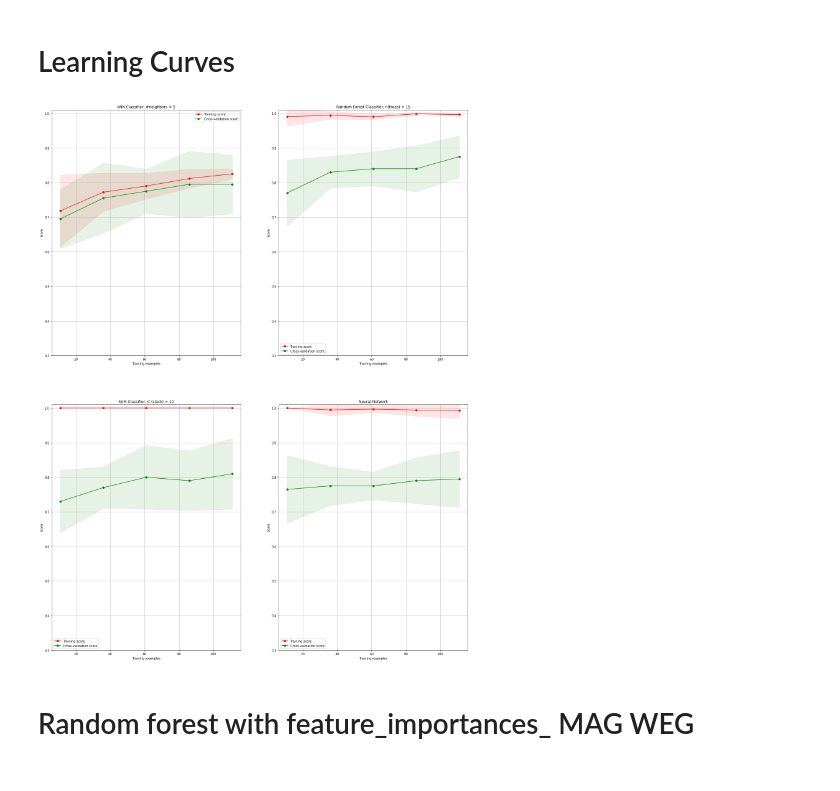
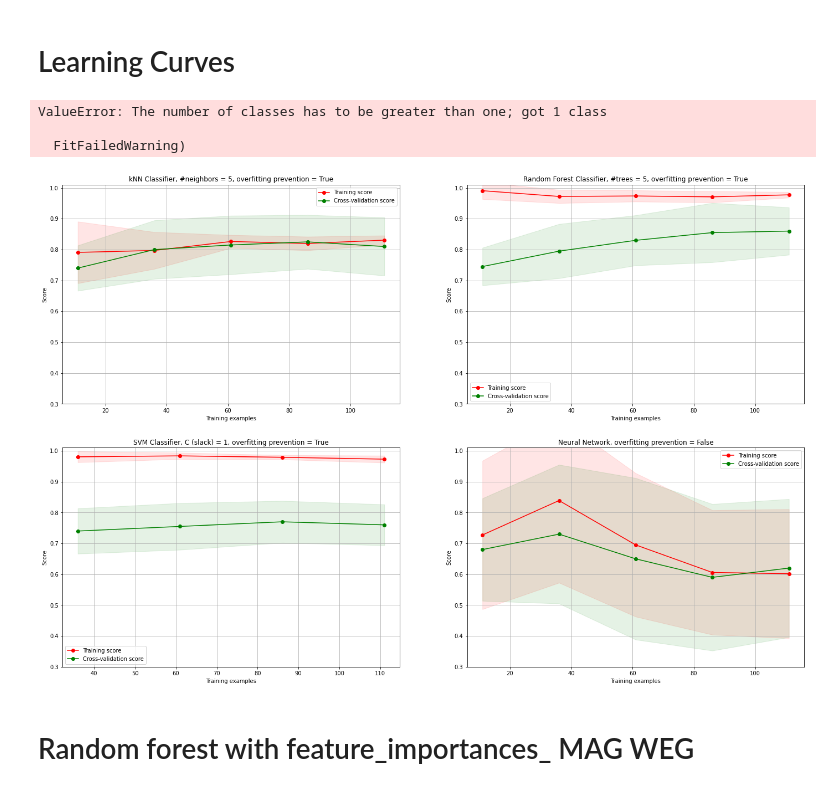
Before and after one commit to Kristelwen/TM10007_PROJECT, a Jupyter notebook: brat_assignment.ipynb, the cells around one changed output. Cells and saved outputs as stored; diff of their text form; code cells hidden in the pictures.

```diff
--- a/brat_assignment.ipynb
+++ b/brat_assignment.ipynb
@@ -318,6 +392,6 @@ print(f'\n The best amount of trees is {clf_rf.best_params_}')
 # %%
 # Fitting the Random Forest classifier
-n_trees = 15
+n_trees = list(best_parameters.items())[0][1]
 RF = RandomForestClassifier(n_estimators=n_trees, bootstrap=True)
 RF.fit(data_train_pca, label_train)
 
@@ -404,6 +517,12 @@ Best parameters found:
 # %%
 # Fitting the Support Vector Machine classifier
-SVM = SVC(C=10, kernel='linear', degree=3, gamma=0.01, coef0=1)
+best_C = list(best_parameters.items())[0][1]
+best_coef = list(best_parameters.items())[1][1]
+best_degree = list(best_parameters.items())[2][1]
+best_gamma = list(best_parameters.items())[3][1]
+best_kernel = list(best_parameters.items())[4][1]
+
+SVM = SVC(C=best_C, kernel=str(best_kernel), degree=best_degree, gamma=best_gamma, coef0=best_coef)
 SVM.fit(data_train_pca, label_train)
 
 # Predictions
@@ -475,11 +594,8 @@ parameter_space = {
 }
 
 # Execute RandomizedSearchCV to find optimal parameters
-clf_mlp = RandomizedSearchCV(MLPClassifier(max_iter=2000), parameter_space, cv=5, random_state=42, return_train_score=True)  # Verbose=2 & refit=True uitzoeken
+clf_mlp = RandomizedSearchCV(MLPClassifier(max_iter=5000), parameter_space, cv=5, random_state=42, return_train_score=True)  # Verbose=2 & refit=True uitzoeken
 
 # Fit the classifier
 clf_mlp.fit(data_df_train, label_train)
-
-# Get the best parameters for the MLP estimator
-print('Best parameters found:\n', clf_mlp.best_params_)
 # %% [output]
@@ -503,6 +647,12 @@ pd.DataFrame(clf_mlp.cv_results_)
 # %%
 # Fitting the Neural Network Classifier with optimal hyperparameters
-MLP = MLPClassifier(solver='adam', learning_rate='constant',hidden_layer_sizes=(9,9,9,9), alpha=0.0001, activation='identity')
+best_solver = list(best_parameters.items())[0][1]
+best_lr = list(best_parameters.items())[1][1]
+best_hls = list(best_parameters.items())[2][1]
+best_alpha = list(best_parameters.items())[3][1]
+best_act = list(best_parameters.items())[4][1]
+
+MLP = MLPClassifier(solver=str(best_solver), learning_rate=str(best_lr),hidden_layer_sizes=best_hls, alpha=best_alpha, activation=str(best_act))
 MLP.fit(data_df_train, label_train)
 
 # Predictions
@@ -597,33 +747,34 @@ def plot_learning_curve(estimator, title, X, y, axes, ylim=None, cv=None,
 # %%
 # Classifiers
 clsfs = [KNN, RF, SVM, MLP]
 
 # Plot figuren
-fig = plt.figure(figsize=(24,8*len(clsfs)))
+fig = plt.figure(figsize=(24,4*len(clsfs)))
 
 # Create a cross-validation object
 cv = ShuffleSplit(n_splits=10, test_size=0.15, random_state=0)
-# cv = StratifiedKFold(n_splits=10, shuffle=True, random_state=0)
-# cv = StratifiedShuffleSplit(n_splits=10, test_size=0.15, random_state=0)
 
 # Now use the classifiers on all datasets
 num = 0
 for clf in clsfs:
     # Split data in training and testing
     # title = str(type(clf))
     if hasattr(clf, 'n_estimators'):
-        title = f"Random Forest Classifier, n(trees) = {clf.n_estimators}"
+        title = f"Random Forest Classifier, #trees = {clf.n_estimators}, overfitting prevention = {prevent_overfitting_rf}"
     elif hasattr(clf, 'C'):
-        title = f"SVM Classifier, C (slack) = {clf.C}"
+        title = f"SVM Classifier, C (slack) = {clf.C}, overfitting prevention = {prevent_overfitting_svm}"
     elif hasattr(clf, 'n_neighbors'):
-        title = f"kNN Classifier, #neighbors = {clf.n_neighbors}"
+        title = f"kNN Classifier, #neighbors = {clf.n_neighbors}, overfitting prevention = {prevent_overfitting_knn}"
     elif hasattr(clf, 'hidden_layer_sizes'):
-        title = f"Neural Network"
+        title = f"Neural Network, overfitting prevention = {prevent_overfitting_mlp}"
     ax = fig.add_subplot(2, 2, num + 1)
     plot_learning_curve(clf, title, data_df_train, label_train, ax, ylim=(0.3, 1.01), cv=cv)
     num += 1
 # %% [output]
+ValueError: The number of classes has to be greater than one; got 1 class
+
+  FitFailedWarning)
-[figure, old version]
+[figure, new version]
 # %% [markdown]
 # Random forest with feature_importances_ MAG WEG
 # %%
```
Also changed, not shown: parts of 21 cells of this notebook.
